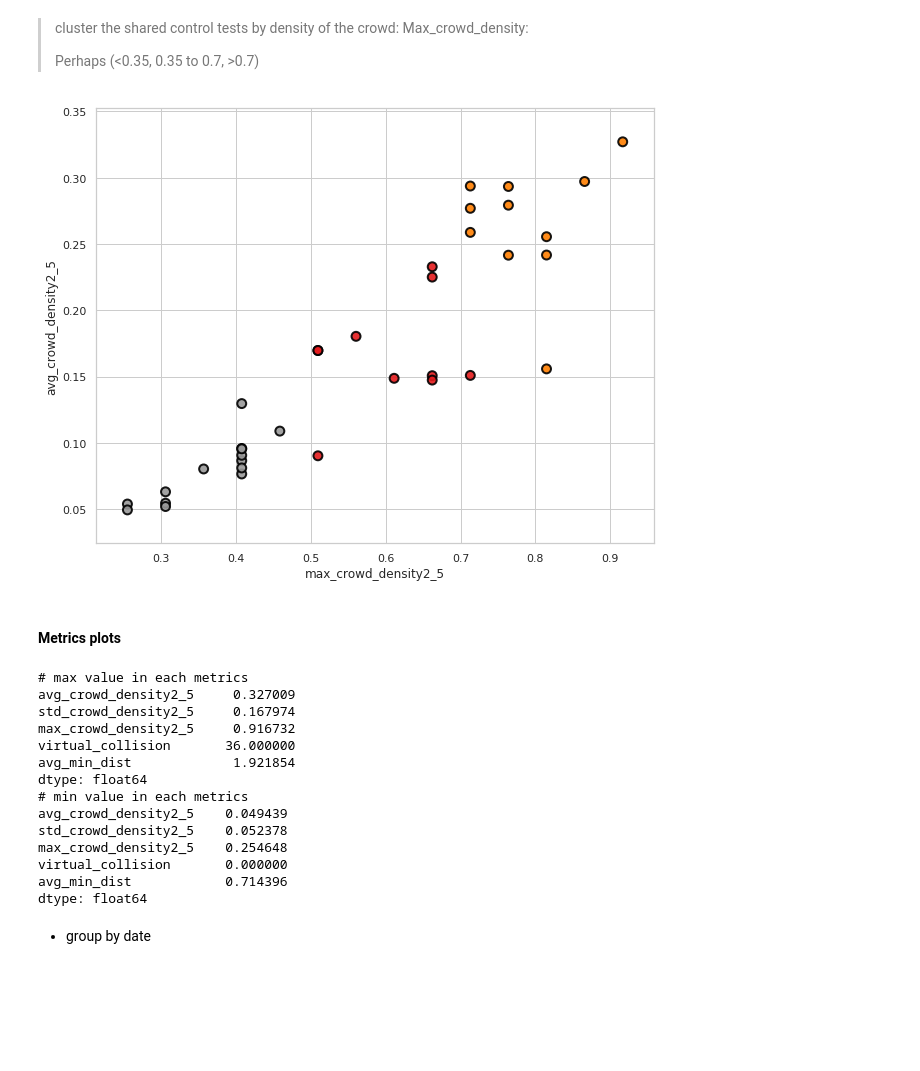
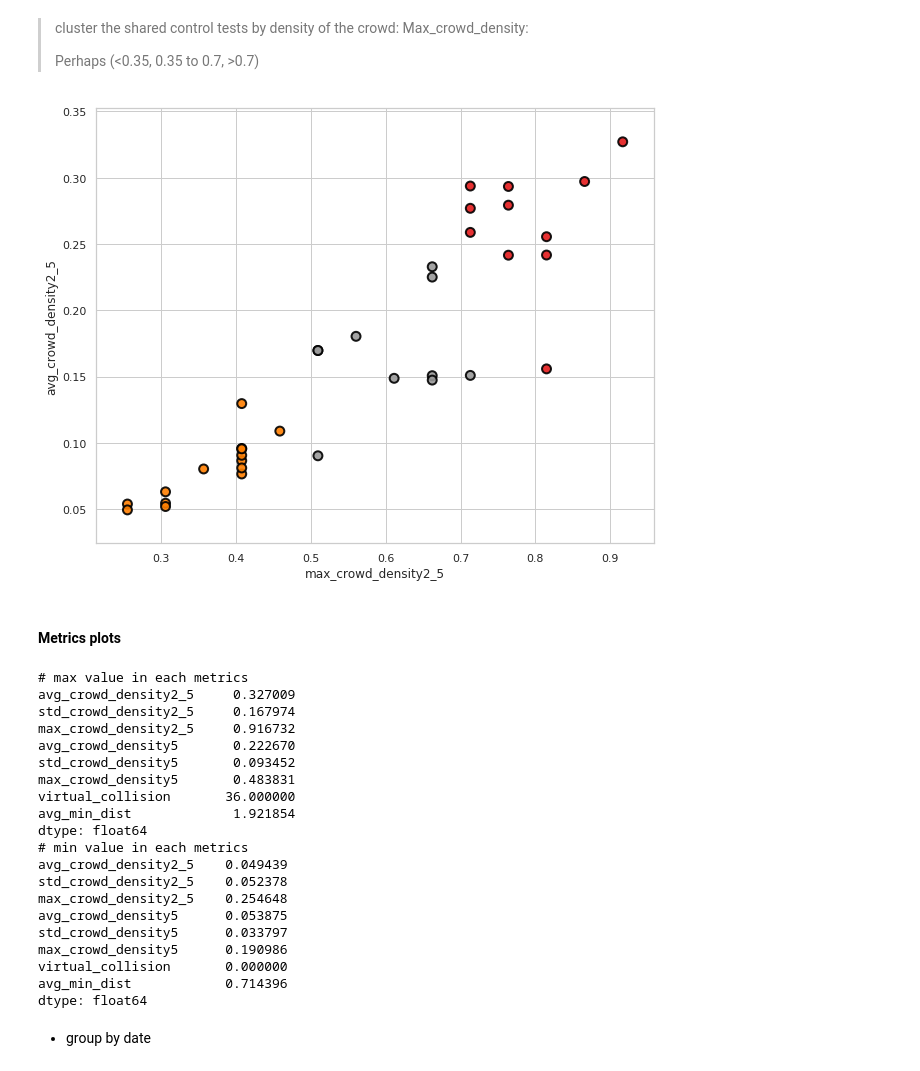
Before and after one commit to epfl-lasa/crowdbot-evaluation-tools, a Jupyter notebook: notebooks/comprehensive_eval_ver2.ipynb, the cells around one changed output. Saved outputs shown, nothing was run; the diff lists cells and outputs as text; code cells hidden in the pictures; blank space fills up the shorter version.

Commit message:
finish the analysis on 1203 data

```diff
--- a/notebooks/comprehensive_eval_ver2.ipynb
+++ b/notebooks/comprehensive_eval_ver2.ipynb
@@ -239,6 +239,9 @@ crowd_metrics = (
     'avg_crowd_density2_5',
     'std_crowd_density2_5',
     'max_crowd_density2_5',
+    'avg_crowd_density5',
+    'std_crowd_density5',
+    'max_crowd_density5',
     'avg_min_dist',
     'virtual_collision',
 )
@@ -2026,6 +2196,9 @@ crowd_metrics = (
     'avg_crowd_density2_5',
     'std_crowd_density2_5',
     'max_crowd_density2_5',
+    'avg_crowd_density5',
+    'std_crowd_density5',
+    'max_crowd_density5',
     'virtual_collision',
     'avg_min_dist',
 )
@@ -2151,37 +2324,38 @@ crowd_metrics_df = eval_res_df[['seq', 'control_type'] + list(crowd_metrics) + [
 from sklearn.cluster import KMeans
 
 # input feature: max_crowd_density2_5, avg_crowd_density2_5, std_crowd_density2_5
-shared_control_data_ = crowd_metrics_df[['max_crowd_density2_5', 'avg_crowd_density2_5', 'std_crowd_density2_5']].values
+# shared_control_data_ = crowd_metrics_df[['max_crowd_density2_5', 'avg_crowd_density2_5', 'std_crowd_density2_5','avg_crowd_density5','max_crowd_density5']].values
+shared_control_data_ = crowd_metrics_df[['max_crowd_density2_5', 'avg_crowd_density2_5']].values
 
 # normalize
 # sklearn.preprocessing.StandardScaler
 
 # Three cluster
 model = KMeans(n_clusters=3)
 model.fit(shared_control_data_)
 
 fig_cluster, axes_cluster = plt.subplots(figsize=(10, 8))
 
 # https://matplotlib.org/stable/tutorials/colors/colormaps.html#qualitative
 axes_cluster.scatter(
     x='max_crowd_density2_5',
     y='avg_crowd_density2_5',
     s=80,
     c=model.labels_,
     data=crowd_metrics_df,
     alpha=0.9,
     cmap='Set1',
     edgecolors='black',
     linewidths=2,
     )
 axes_cluster.set_xlabel("max_crowd_density2_5")
 axes_cluster.set_ylabel("avg_crowd_density2_5")
 
 plt.savefig("./pdf/cluster_shared_control.pdf", dpi=300)
 
 plt.show()
 # %% [output]
-[figure, old version]
+[figure, new version]
 # %%
 plt.close()
 # %% [markdown]
@@ -2196,6 +2370,9 @@ print(crowd_metrics_df.min(numeric_only=True))
 avg_crowd_density2_5     0.327009
 std_crowd_density2_5     0.167974
 max_crowd_density2_5     0.916732
+avg_crowd_density5       0.222670
+std_crowd_density5       0.093452
+max_crowd_density5       0.483831
 virtual_collision       36.000000
 avg_min_dist             1.921854
 dtype: float64
@@ -2203,6 +2380,9 @@ dtype: float64
 avg_crowd_density2_5    0.049439
 std_crowd_density2_5    0.052378
 max_crowd_density2_5    0.254648
+avg_crowd_density5      0.053875
+std_crowd_density5      0.033797
+max_crowd_density5      0.190986
 virtual_collision       0.000000
 avg_min_dist            0.714396
 dtype: float64
```
Also changed, not shown: parts of 16 cells of this notebook, 2 other files.
